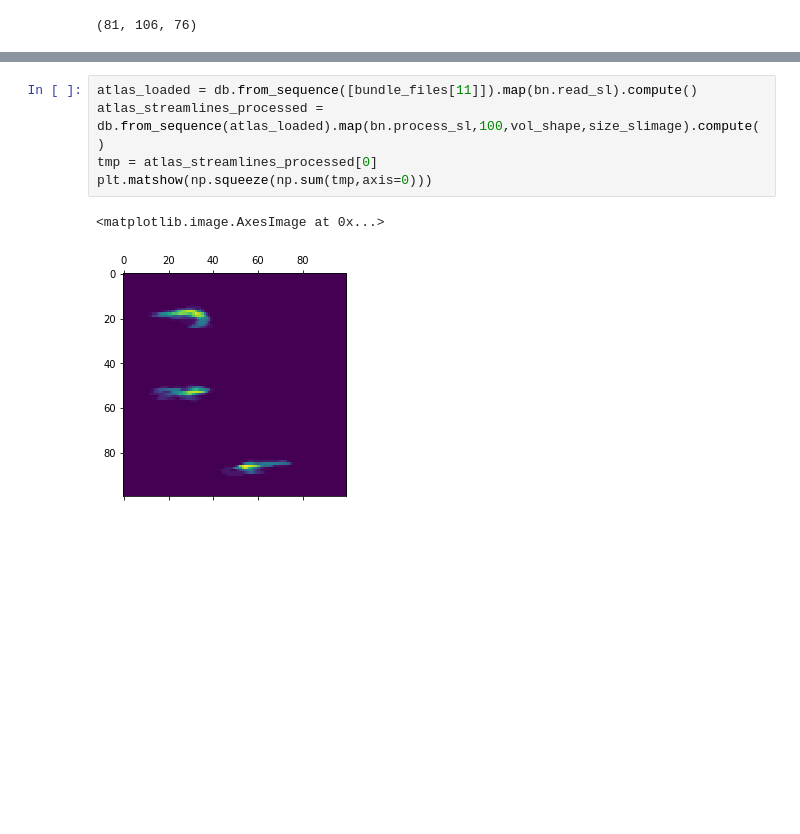
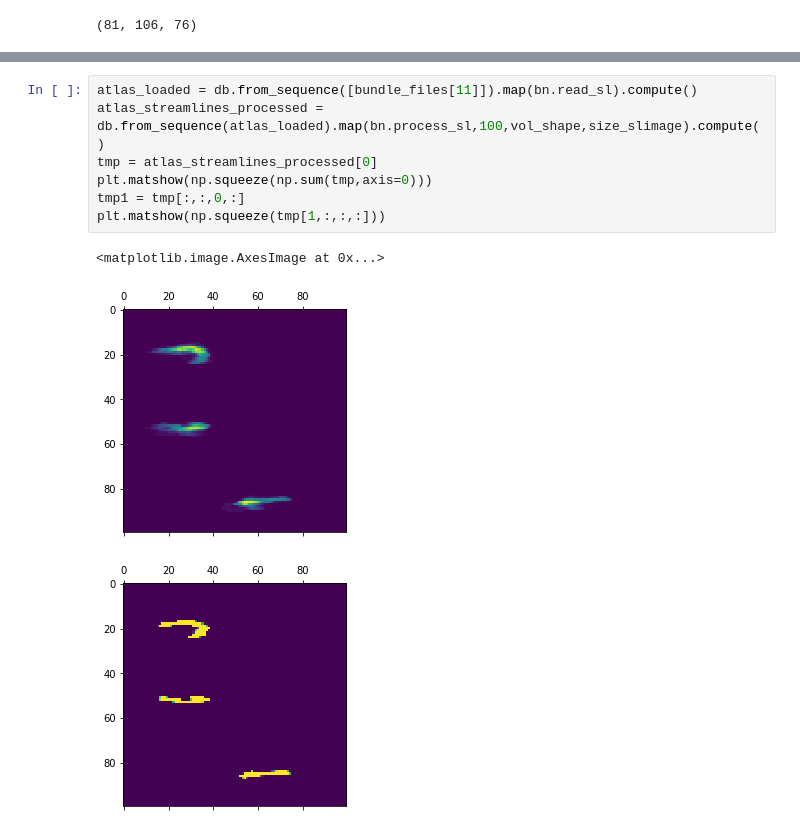
Before and after one commit to uw-biomedical-ml/bundlenet, a Jupyter notebook: dipy-subjects.ipynb, the cells around one changed output, grey strips where cells are left out. Saved outputs shown, nothing was run; the diff lists cells and outputs as text; blank space fills up the shorter version.

```diff
--- a/dipy-subjects.ipynb
+++ b/dipy-subjects.ipynb
@@ -315,8 +316,11 @@ SyntaxError: invalid syntax (<ipython-input-88-b5c67a454368>, line 6)
 # %%
 atlas_loaded = db.from_sequence([bundle_files[11]]).map(bn.read_sl).compute()
 atlas_streamlines_processed = db.from_sequence(atlas_loaded).map(bn.process_sl,100,vol_shape,size_slimage).compute()
 tmp = atlas_streamlines_processed[0]
 plt.matshow(np.squeeze(np.sum(tmp,axis=0)))
+tmp1 = tmp[:,:,0,:]
+plt.matshow(np.squeeze(tmp[1,:,:,:]))
 # %% [output]
 <matplotlib.image.AxesImage at 0x...>
 [figure]
+[figure, added]
```
Also changed, not shown: parts of 30 cells of this notebook.
